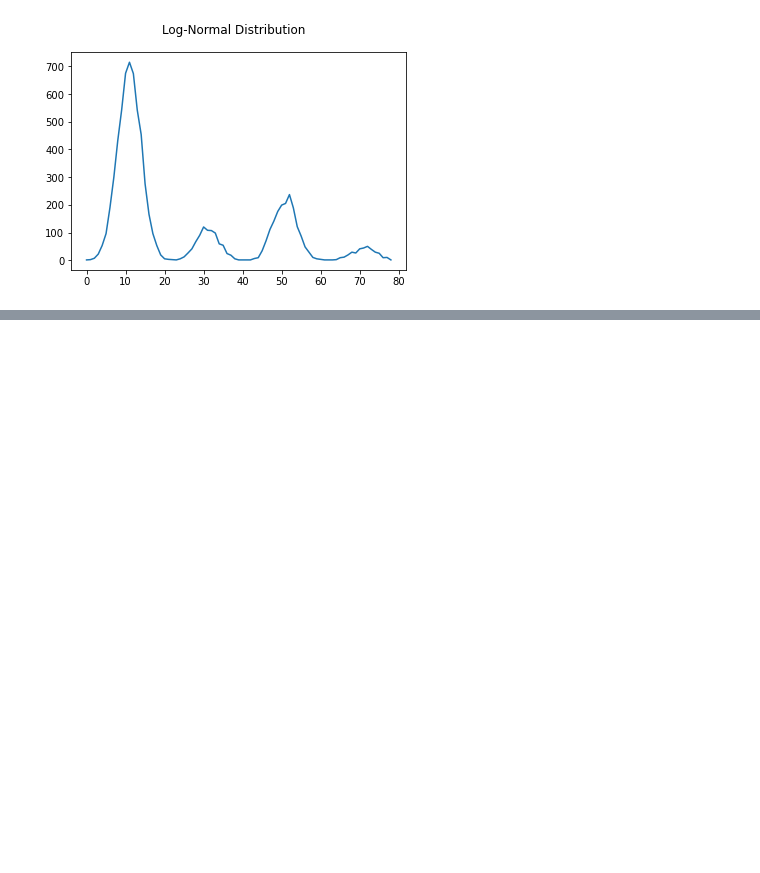
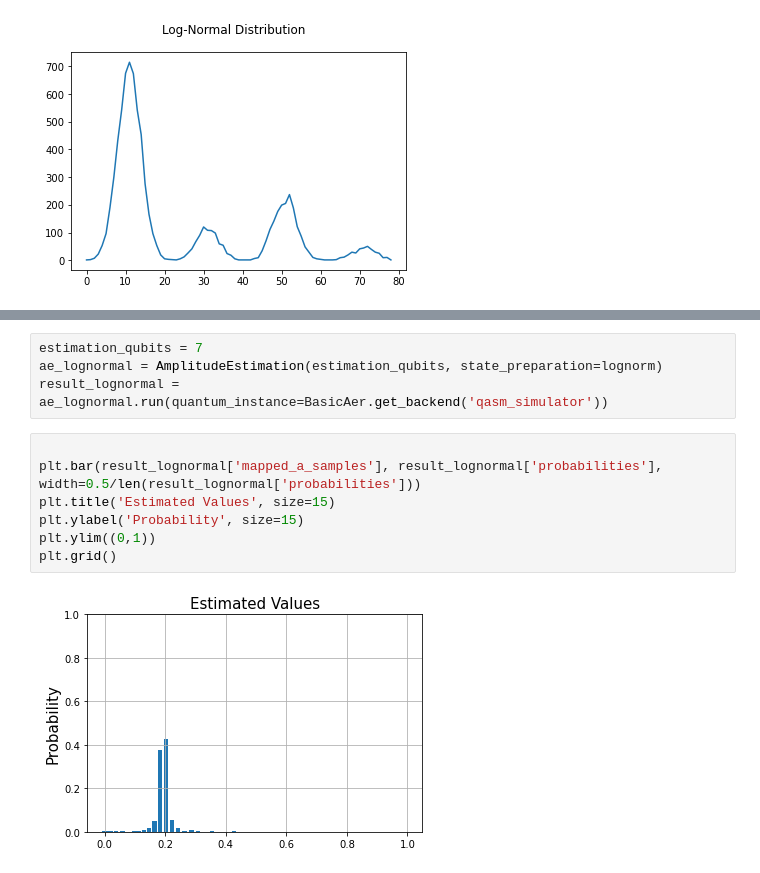
Before and after one commit to sergiogh/qpirates-qiskit-notebooks, a Jupyter notebook: Probability Distributions.ipynb, the cells around one changed output, grey strips where cells are left out. Saved outputs shown, nothing was run; the diff lists cells and outputs as text; blank space fills up the shorter version.

```diff
--- a/Probability Distributions.ipynb
+++ b/Probability Distributions.ipynb
@@ -220,0 +251,13 @@ probability_distribution(counts)
+# %%
+estimation_qubits = 7
+ae_lognormal = AmplitudeEstimation(estimation_qubits, state_preparation=lognorm)
+result_lognormal = ae_lognormal.run(quantum_instance=BasicAer.get_backend('qasm_simulator'))
+# %%
+
+plt.bar(result_lognormal['mapped_a_samples'], result_lognormal['probabilities'], width=0.5/len(result_lognormal['probabilities']))
+plt.title('Estimated Values', size=15)
+plt.ylabel('Probability', size=15)
+plt.ylim((0,1))
+plt.grid()
+# %% [output]
+[figure, added]
```
Also changed, not shown: parts of 7 cells of this notebook, 1 other file.
